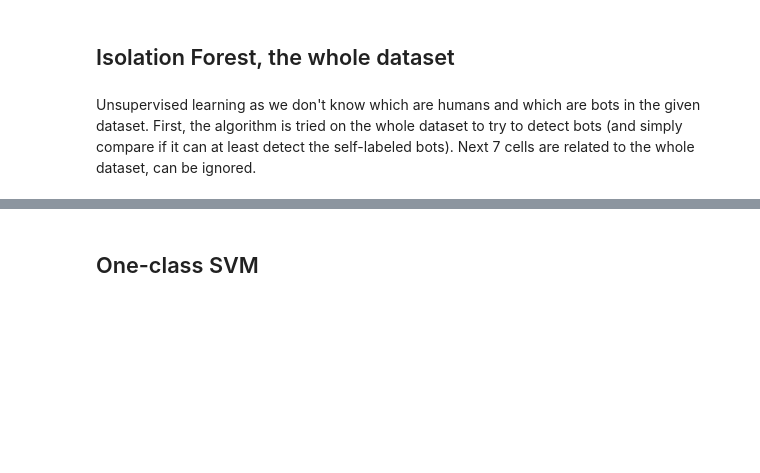
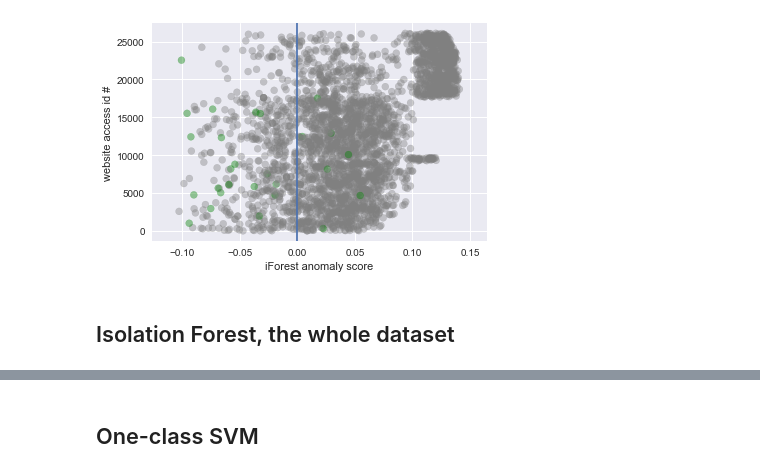
Before and after one commit to astarr8181/fp_bots, a Jupyter notebook: Anomaly_Detection.ipynb, the cells around one changed output, grey strips where cells are left out. Drawn from its saved outputs; the diff is of its cells as text; code cells hidden in the pictures; blank space fills up the shorter version.

```diff
--- a/Anomaly_Detection.ipynb
+++ b/Anomaly_Detection.ipynb
@@ -66,0 +95,7 @@ Three fundamental approaches to detect anomalies are: isolation, density, and di
+# %%
+# find a substring 'bot' in the userAgentHttp column (assuming that only good bots openly identify themselves as bots)
+X["GoodBot"] = df['userAgentHttp'].str.contains("bot", case = False).astype(int)
+# calculate a frequency column for api keys per each hour in the dataset
+X['api/hour'] = df.groupby(['addressHttp','time'])['addressHttp'].transform('count')
+# create a new column for frequent ids if the same user has accessed the site >10 times per hour (mark as 1, otherwise 0)
+X['frequent/hour'] = np.where(df.groupby(['addressHttp','time'])['addressHttp'].transform('count')>15, 1, 0)
@@ -66,0 +108,4 @@ Three fundamental approaches to detect anomalies are: isolation, density, and di
+# %%
+# not sure how to get the X columns into X_test with iloc
+X_test["GoodBot"] = X["GoodBot"]
+X_test['frequent/hour'] = X['frequent/hour']
@@ -66,0 +132,12 @@ Three fundamental approaches to detect anomalies are: isolation, density, and di
+# %%
+arr1 = X_test['ift_anom_score']
+arr2 = X_test.index
+labl = X_test['GoodBot']
+color= ['gray' if l == 0 else 'green' for l in labl]
+plt.scatter(arr1, arr2, color=color, alpha=0.4)
+plt.axvline(x=0)
+plt.xlabel('iForest anomaly score')
+plt.ylabel('website access id #')
+plt.show()
+# %% [output]
+[figure, added]
@@ -67,5 +149,2 @@ Three fundamental approaches to detect anomalies are: isolation, density, and di
 # %% [markdown]
 ## Isolation Forest, the whole dataset
-# %% [markdown]
-Unsupervised learning as we don't know which are humans and which are bots in the given dataset. First, the algorithm is tried on the whole dataset to try to detect bots (and simply compare if it can at least detect the self-labeled bots).
-Next 7 cells are related to the whole dataset, can be ignored.
```
Also changed, not shown: parts of 56 cells of this notebook.
